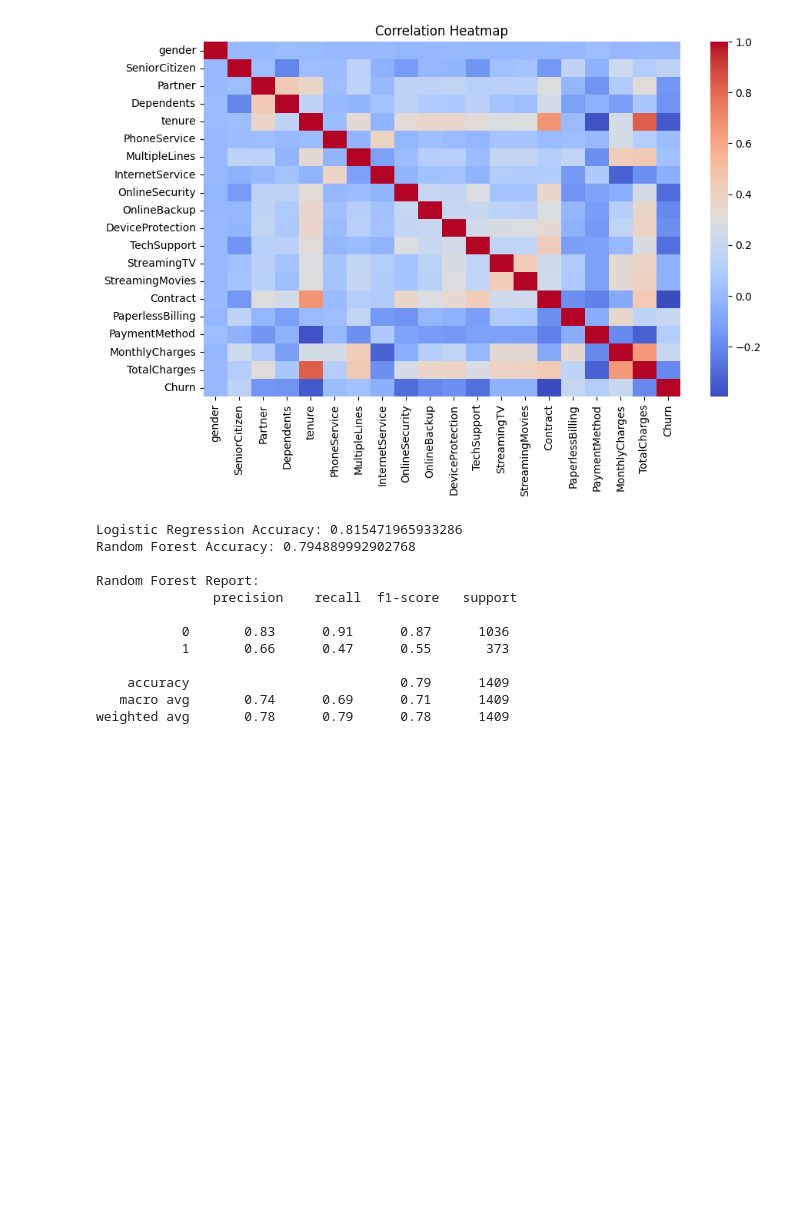
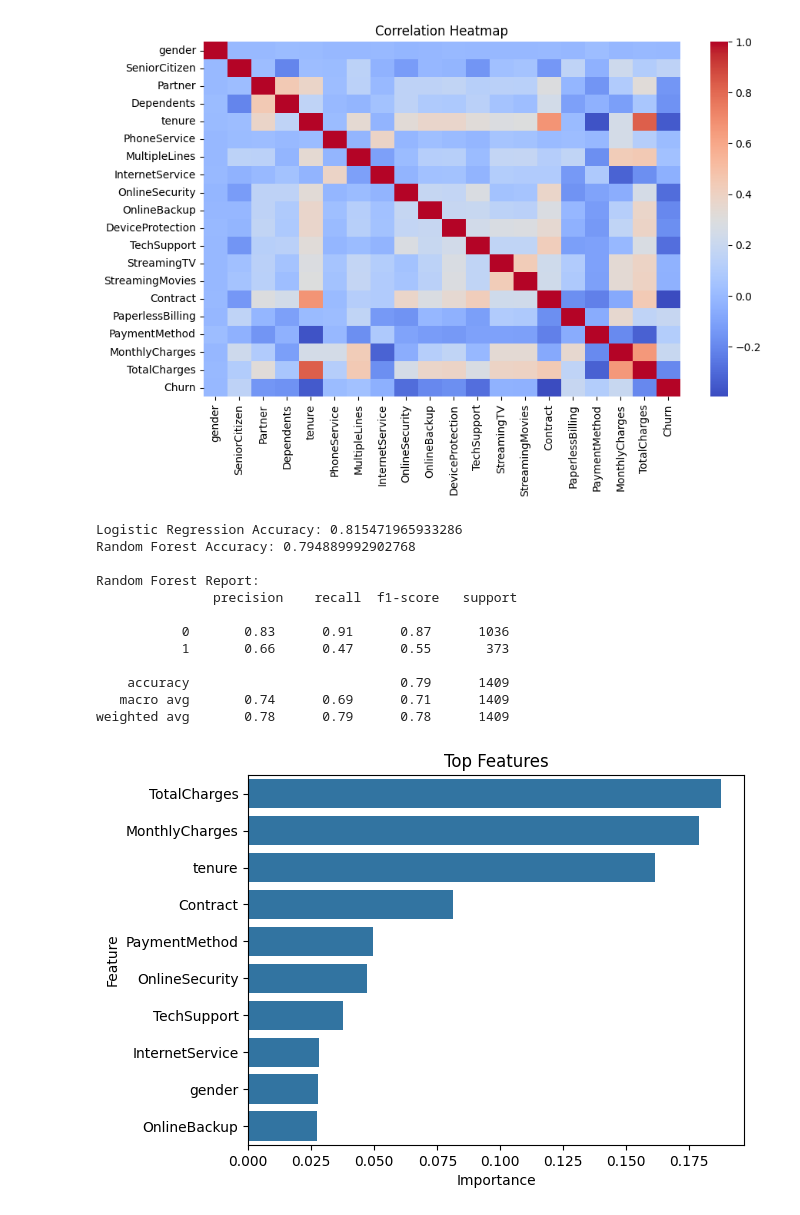
Before and after one commit to saefelaxery/customer-churn-ml, a Jupyter notebook: churn_analysis.ipynb, the cells around one changed output. Cells and saved outputs as stored; diff of their text form; code cells hidden in the pictures; blank space fills up the shorter version.

```diff
--- a/churn_analysis.ipynb
+++ b/churn_analysis.ipynb
@@ -93,3 +93,15 @@ Random Forest Report:
     accuracy                           0.79      1409
    macro avg       0.74      0.69      0.71      1409
 weighted avg       0.78      0.79      0.78      1409
+# %%
+importances = rf.feature_importances_
+features = X.columns
+
+feat_df = pd.DataFrame({"Feature": features, "Importance": importances})
+feat_df = feat_df.sort_values(by="Importance", ascending=False)
+
+sns.barplot(x="Importance", y="Feature", data=feat_df.head(10))
+plt.title("Top Features")
+plt.show()
+# %% [output]
+[figure, added]
```
